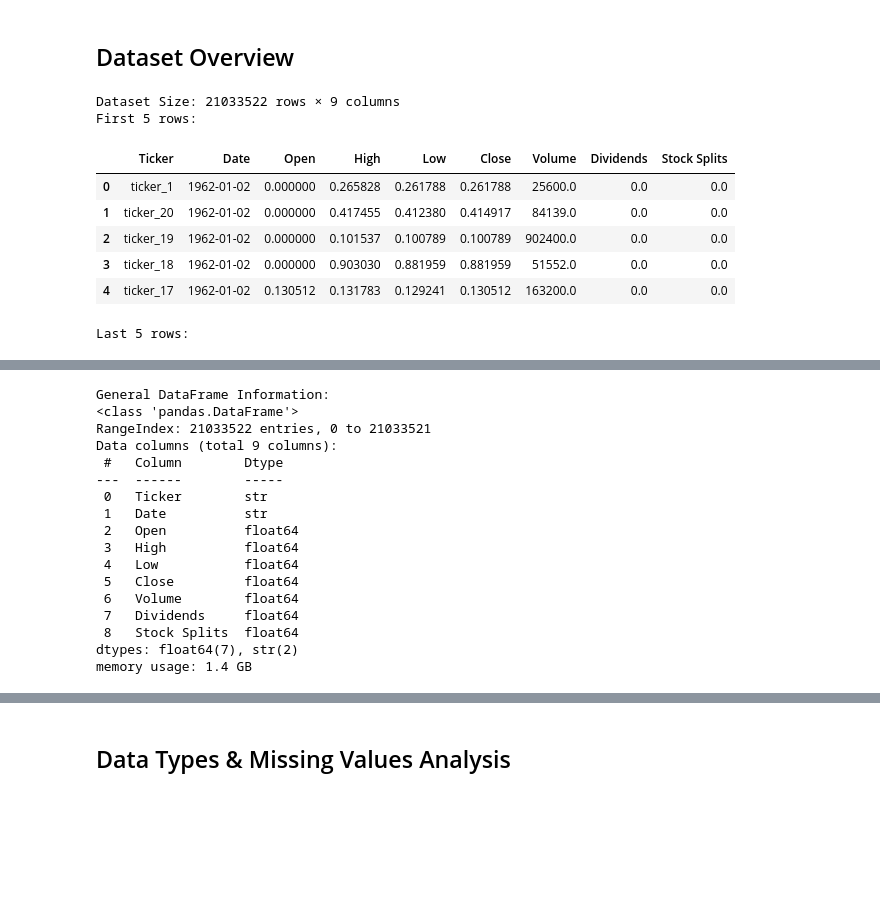
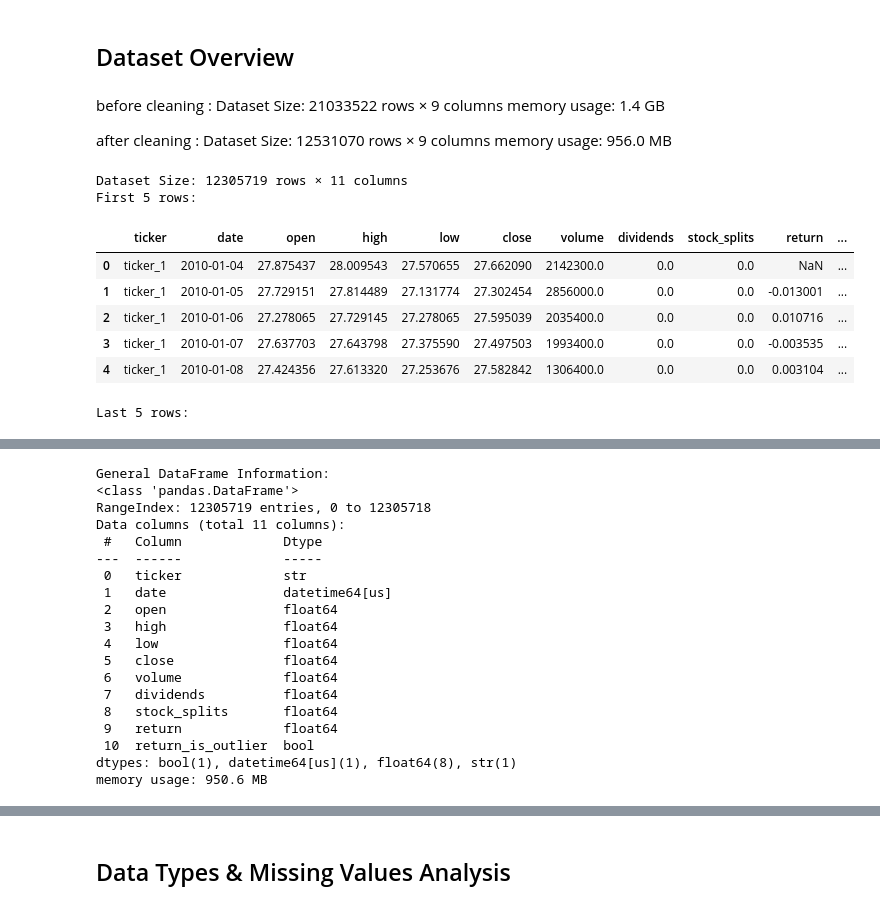
Before and after one commit to OnlyAbdullh/stock-trend-prediction, a Jupyter notebook: notebooks/01_data_overview.ipynb, the cells around one changed output, grey strips where cells are left out. Saved outputs shown, nothing was run; the diff lists cells and outputs as text; code cells hidden in the pictures; blank space fills up the shorter version.

```diff
--- a/notebooks/01_data_overview.ipynb
+++ b/notebooks/01_data_overview.ipynb
@@ -10,39 +10,51 @@ import seaborn as sns
 # ----------------------------------
 # تحميل ملف البيانات
 # ----------------------------------
-train = pd.read_csv(r'C:\Users\LENOVO\Desktop\NN project\stock-trend-prediction\data\raw\train.csv')
+df_cleaned = pd.read_csv('C:/Users/LENOVO/Desktop/NN project/stock-trend-prediction/data/interim/train_clean_after_2010_and_bad_tickers.csv')
+df_cleaned['date'] = pd.to_datetime(df_cleaned['date'])
+df_cleaned = df_cleaned[df_cleaned['date'] >= '2010-01-01']
+df_cleaned = df_cleaned.sort_values(['ticker', 'date'])
+grouped_by_ticker_cleaned = df_cleaned.groupby('ticker')
+# %% [markdown]
+before cleaning :
+Dataset Size: 21033522 rows × 9 columns
+memory usage: 1.4 GB
+
+after cleaning :
+ Dataset Size: 12531070 rows × 9 columns
+ memory usage: 956.0 MB
 # %%
 
 # ----------------------------------
 # عرض حجم البيانات
 # ----------------------------------
-num_rows, num_cols = train.shape
+num_rows, num_cols = df_cleaned.shape
 print(f"Dataset Size: {num_rows} rows × {num_cols} columns")
 
 # ----------------------------------
 # عرض أول 5 صفوف
 # ----------------------------------
 print("First 5 rows:")
-display(train.head())
+display(df_cleaned.head())
 
 # ----------------------------------
 # عرض آخر 5 صفوف
 # ----------------------------------
 print("Last 5 rows:")
-display(train.tail())
+display(df_cleaned.tail())
 
 # ----------------------------------
 # معلومات عامة عن الـ DataFrame
 # ----------------------------------
 print("General DataFrame Information:")
-train.info()
+df_cleaned.info()
 # %% [output]
-Dataset Size: 21033522 rows × 9 columns
+Dataset Size: 12305719 rows × 11 columns
 First 5 rows:
-|  | Ticker | Date | Open | High | Low | Close | Volume | Dividends | Stock Splits |
-| 0 | ticker_1 | 1962-01-02 | 0.000000 | 0.265828 | 0.261788 | 0.261788 | 25600.0 | 0.0 | 0.0 |
-| 1 | ticker_20 | 1962-01-02 | 0.000000 | 0.417455 | 0.412380 | 0.414917 | 84139.0 | 0.0 | 0.0 |
-| 2 | ticker_19 | 1962-01-02 | 0.000000 | 0.101537 | 0.100789 | 0.100789 | 902400.0 | 0.0 | 0.0 |
-| 3 | ticker_18 | 1962-01-02 | 0.000000 | 0.903030 | 0.881959 | 0.881959 | 51552.0 | 0.0 | 0.0 |
-| 4 | ticker_17 | 1962-01-02 | 0.130512 | 0.131783 | 0.129241 | 0.130512 | 163200.0 | 0.0 | 0.0 |
+|  | ticker | date | open | high | low | close | volume | dividends | stock_splits | return | ... |
+| 0 | ticker_1 | 2010-01-04 | 27.875437 | 28.009543 | 27.570655 | 27.662090 | 2142300.0 | 0.0 | 0.0 | NaN | ... |
+| 1 | ticker_1 | 2010-01-05 | 27.729151 | 27.814489 | 27.131774 | 27.302454 | 2856000.0 | 0.0 | 0.0 | -0.013001 | ... |
+| 2 | ticker_1 | 2010-01-06 | 27.278065 | 27.729145 | 27.278065 | 27.595039 | 2035400.0 | 0.0 | 0.0 | 0.010716 | ... |
+| 3 | ticker_1 | 2010-01-07 | 27.637703 | 27.643798 | 27.375590 | 27.497503 | 1993400.0 | 0.0 | 0.0 | -0.003535 | ... |
+| 4 | ticker_1 | 2010-01-08 | 27.424356 | 27.613320 | 27.253676 | 27.582842 | 1306400.0 | 0.0 | 0.0 | 0.003104 | ... |
 Last 5 rows:
@@ -55,20 +67,22 @@ Last 5 rows:
 General DataFrame Information:
 <class 'pandas.DataFrame'>
-RangeIndex: 21033522 entries, 0 to 21033521
-Data columns (total 9 columns):
- #   Column        Dtype
----  ------        -----
- 0   Ticker        str
- 1   Date          str
- 2   Open          float64
- 3   High          float64
- 4   Low           float64
- 5   Close         float64
- 6   Volume        float64
- 7   Dividends     float64
- 8   Stock Splits  float64
-dtypes: float64(7), str(2)
-memory usage: 1.4 GB
+RangeIndex: 12305719 entries, 0 to 12305718
+Data columns (total 11 columns):
+ #   Column             Dtype
+---  ------             -----
+ 0   ticker             str
+ 1   date               datetime64[us]
+ 2   open               float64
+ 3   high               float64
+ 4   low                float64
+ 5   close              float64
+ 6   volume             float64
+ 7   dividends          float64
+ 8   stock_splits       float64
+ 9   return             float64
+ 10  return_is_outlier  bool
+dtypes: bool(1), datetime64[us](1), float64(8), str(1)
+memory usage: 950.6 MB
 # %%
 # Continuous Numerical Features
 continuous_numerical_cols = [
```
Also changed, not shown: parts of 16 cells of this notebook.
